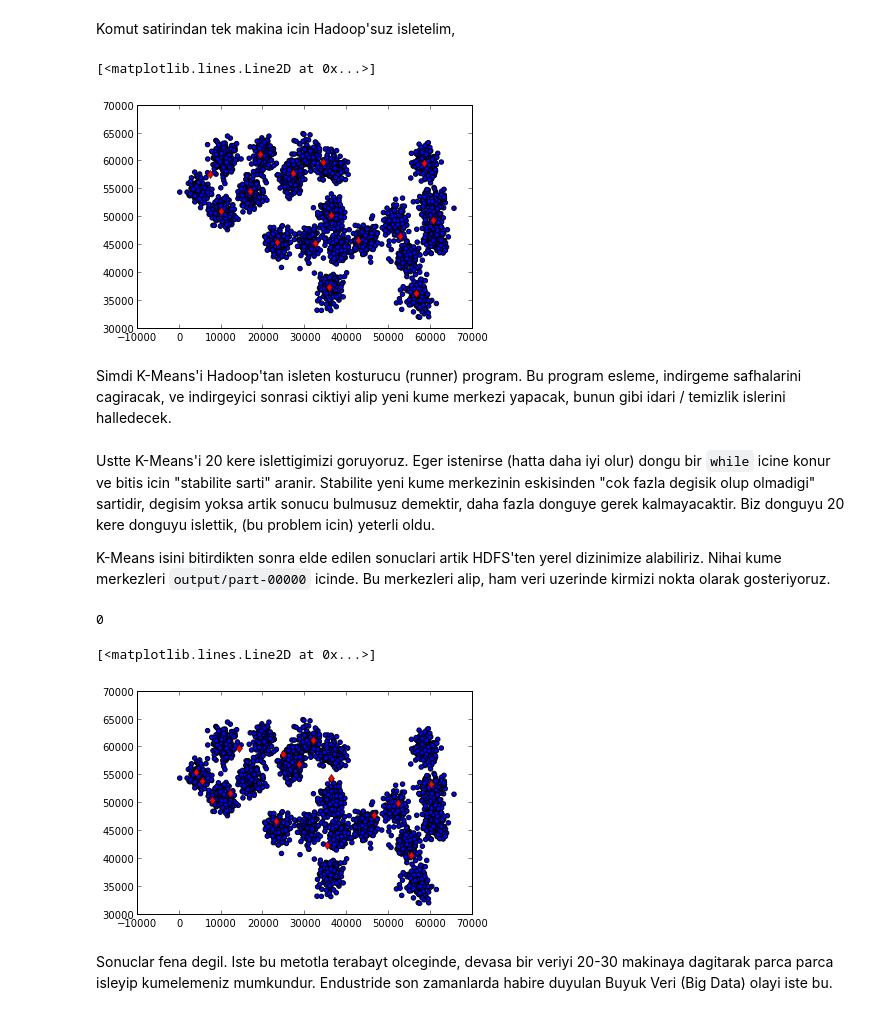
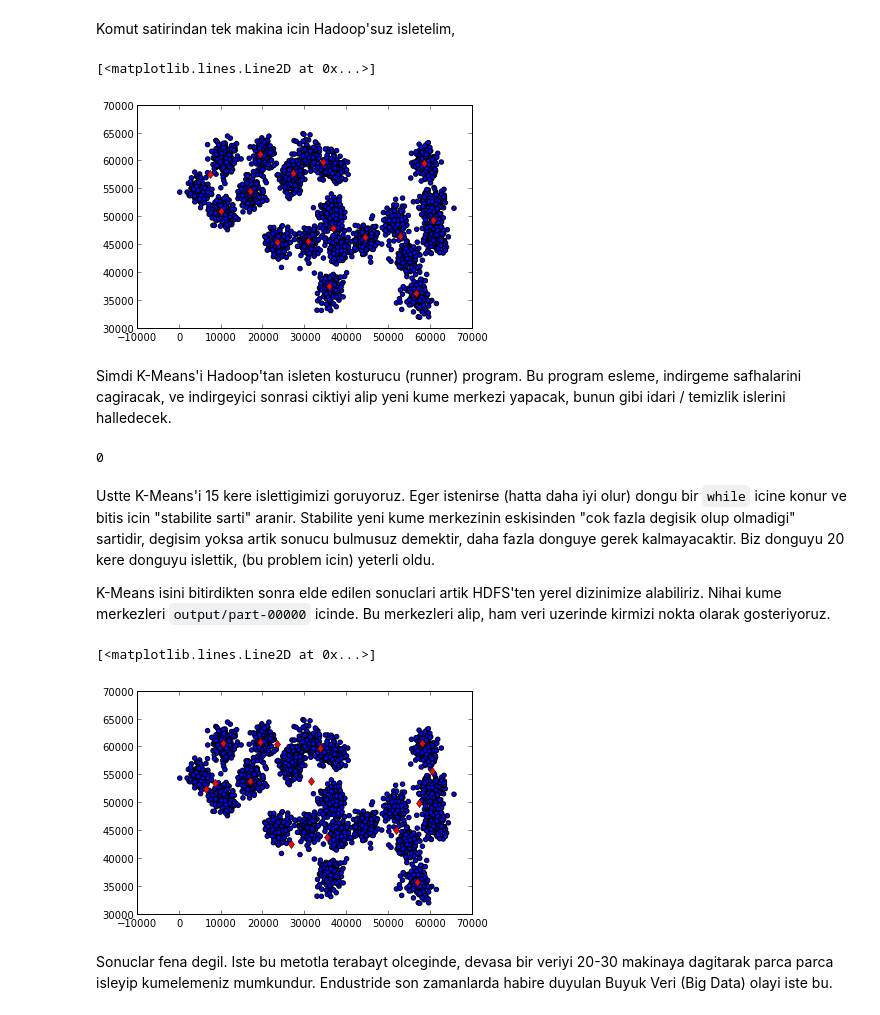
Before and after one commit to theparma/classnotes, a Jupyter notebook: stat/stat_hadoop_kmeans/kmeans.ipynb, the cells around one changed output. Drawn from its saved outputs; the diff is of its cells as text; code cells hidden in the pictures.

```diff
--- a/stat/stat_hadoop_kmeans/kmeans.ipynb
+++ b/stat/stat_hadoop_kmeans/kmeans.ipynb
@@ -171,17 +168,18 @@ for i in range(20):
 df1 = read_csv("synthetic.txt",sep="   ")
 plt.scatter(df1.ix[:,0],df1.ix[:,1])
 plt.hold(True)
-df2 = read_csv("/tmp/centers.csv",header=None,index_col=0)
+df2 = read_csv("/tmp/centers-local-19.csv",header=None,index_col=0)
 plt.plot(df2.ix[:,1],df2.ix[:,2],'rd')
 # %% [output]
 [<matplotlib.lines.Line2D at 0x...>]
-[figure, old version]
+[figure, new version]
 # %% [markdown]
 Simdi K-Means'i Hadoop'tan isleten kosturucu (runner) program. Bu
 program esleme, indirgeme safhalarini cagiracak, ve indirgeyici
 sonrasi ciktiyi alip yeni kume merkezi yapacak, bunun gibi idari /
 temizlik islerini halledecek.
 # %%
+import os
 os.system("cp mapper.py /tmp/")
 os.system("chmod a+r /tmp/mapper.py")
 os.system("chmod a+x /tmp/mapper.py")
@@ -193,17 +191,15 @@ os.system("chmod a+x /tmp/reducer.py")
 k = 15
 df = read_csv("synthetic.txt",header=None,sep="   ")
 centers = df.take(np.random.permutation(len(df))[:k])
+os.system("rm /tmp/centers.csv")
+os.system("ssh localhost -l hduser rm /tmp/centers.csv")
 centers.to_csv("/tmp/centers.csv",header=None)
 
 hp_cmd = "ssh localhost -l hduser /home/hduser/Downloads/hadoop*/bin/hadoop"
 streaming_cmd = "/home/hduser/Downloads/hadoop*/contrib/streaming/hadoop-*streaming*.jar"
+os.system("ssh localhost -l hduser rm /tmp/centers-*-out.csv")
 
-# Ilk seferde merkez verisini HDFS'e yerel dizinden gonder
-os.system("%s dfs -rm /tmp/centers.csv" % hp_cmd)
-os.system("%s dfs -copyFromLocal /tmp/centers.csv /tmp/centers.csv" % hp_cmd)
-
-for i in range(4):
-    os.system("%s dfs -rmr /user/hduser/output" % hp_cmd)
-    os.system("%s jar %s -input synthetic.txt -output output -mapper /tmp/mapper.py -reducer /tmp/reducer.py -numReduceTasks 1" % (hp_cmd,streaming_cmd))
-    os.system("%s dfs -cp /user/hduser/output/part-00000 /tmp/centers.csv" % hp_cmd)
-    os.system("%s dfs -copyToLocal /tmp/centers.csv /tmp/centers-%d-out.csv" % (hp_cmd,i) )
+os.system("%s dfs -rmr /user/hduser/output" % hp_cmd)
+os.system("%s jar %s -files /tmp/centers.csv -input synthetic.txt -output output -mapper /tmp/mapper.py -reducer /tmp/reducer.py -numReduceTasks 1" % (hp_cmd,streaming_cmd))
+# %% [output]
+0
@@ -210,5 +234,5 @@ for i in range(4):
 # %% [markdown]
-Ustte K-Means'i 20 kere islettigimizi goruyoruz. Eger istenirse (hatta
+Ustte K-Means'i 15 kere islettigimizi goruyoruz. Eger istenirse (hatta
 daha iyi olur) dongu bir <code>while</code> icine konur ve bitis icin
 "stabilite sarti" aranir. Stabilite yeni kume merkezinin eskisinden
 "cok fazla degisik olup olmadigi" sartidir, degisim yoksa artik sonucu
@@ -219,21 +243,16 @@ K-Means isini bitirdikten sonra elde edilen sonuclari artik HDFS'ten
 yerel dizinimize alabiliriz. Nihai kume merkezleri
 <code>output/part-00000</code> icinde. Bu merkezleri alip, ham veri
 uzerinde kirmizi nokta olarak gosteriyoruz.
-# %%
-os.system("ssh localhost -l hduser rm /tmp/part-00000")
-os.system("ssh localhost -l hduser /home/hduser/Downloads/hadoop*/bin/hadoop dfs -copyToLocal /user/hduser/output/part-00000 /tmp/") #
-# %% [output]
-0
 # %%
-i = 3
+i = 1
 df1 = read_csv("synthetic.txt",sep="   ")
 plt.scatter(df1.ix[:,0],df1.ix[:,1])
 plt.hold(True)
 df2 = read_csv("/tmp/centers-%d-out.csv" % i,header=None,index_col=0)
 plt.plot(df2.ix[:,1],df2.ix[:,2],'rd')
 # %% [output]
 [<matplotlib.lines.Line2D at 0x...>]
-[figure, old version]
+[figure, new version]
 # %% [markdown]
 Sonuclar fena degil. Iste bu metotla terabayt olceginde, devasa bir
 veriyi 20-30 makinaya dagitarak parca parca isleyip kumelemeniz
```
Also changed, not shown: parts of 5 cells of this notebook, 1 other file.
